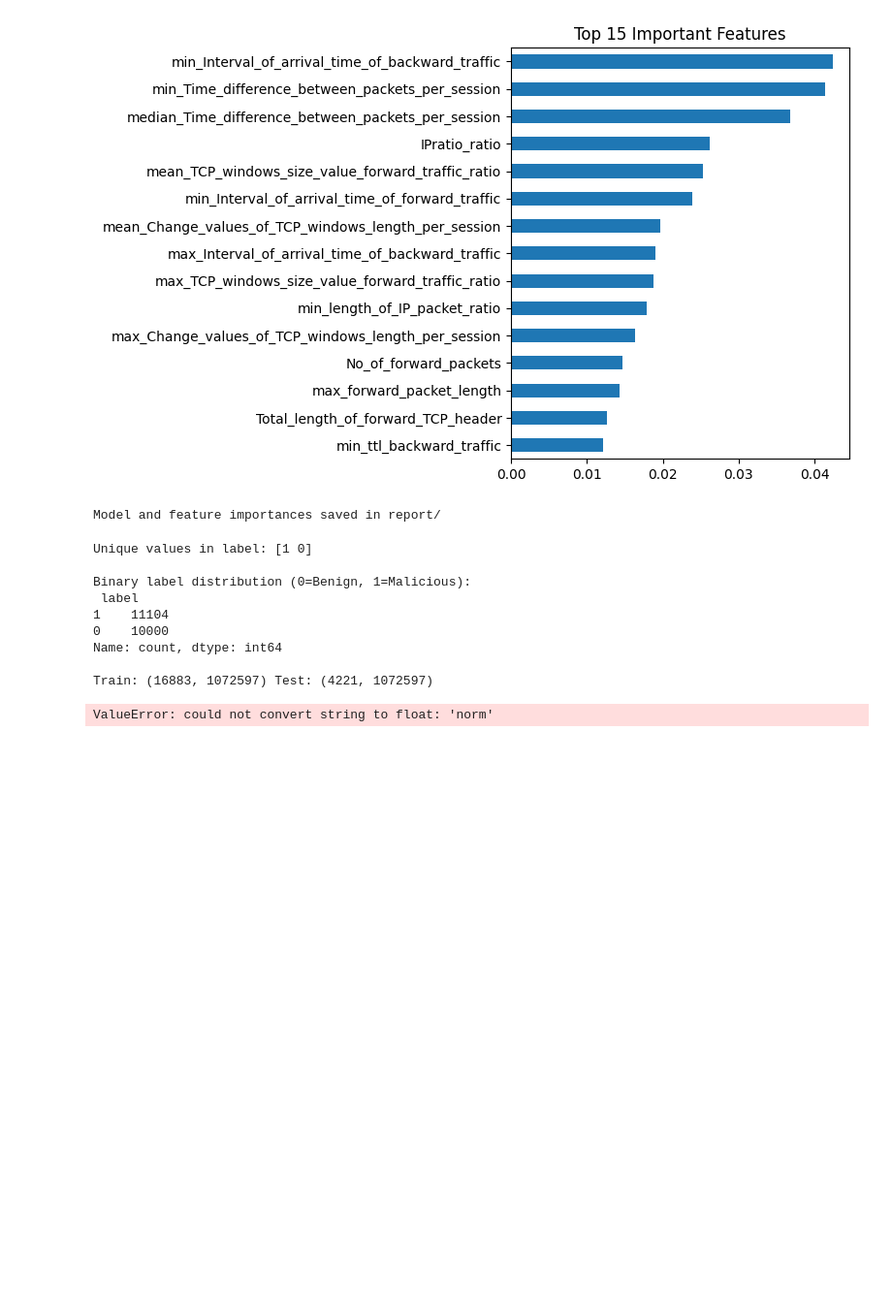
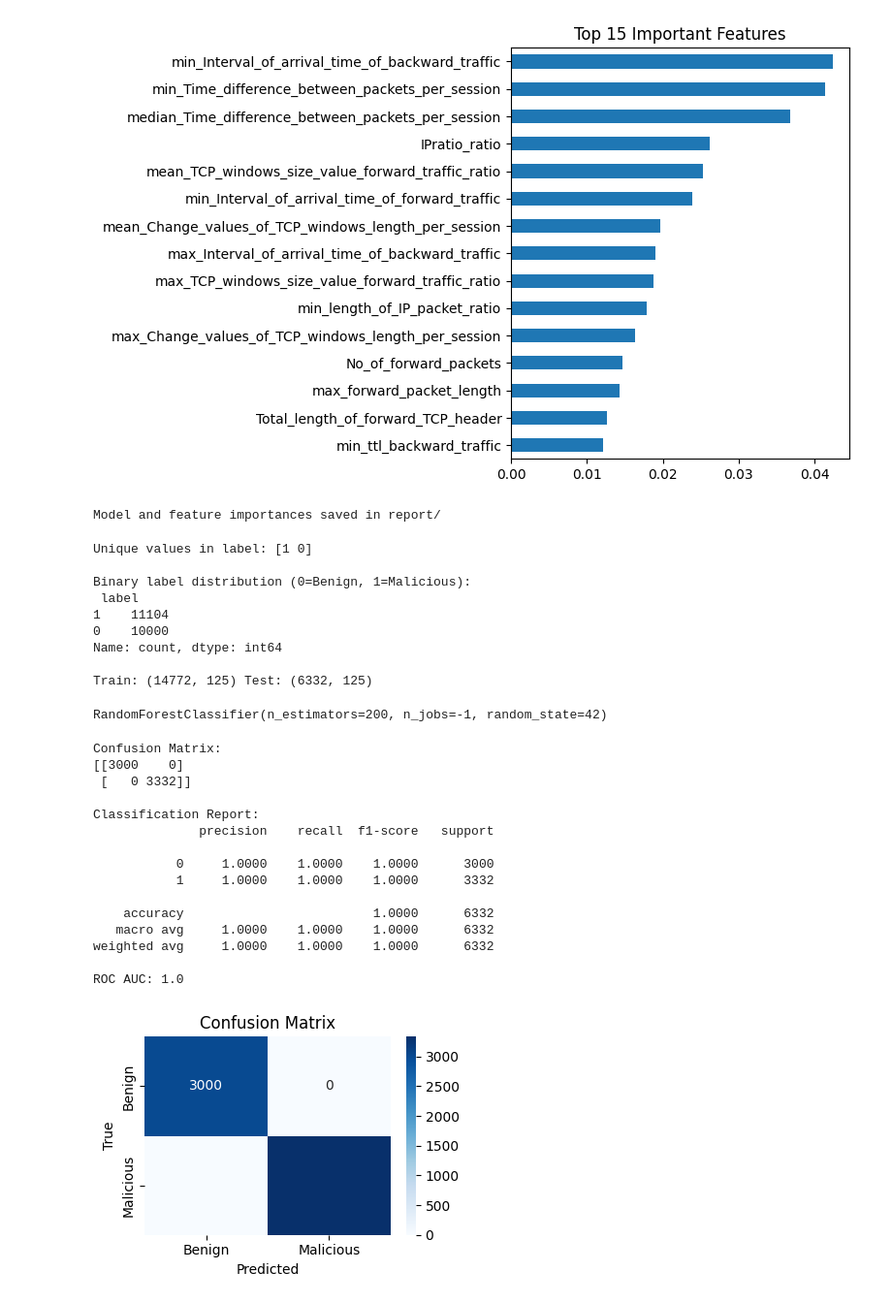
Before and after one commit to Rish4bh0/ECE5565-ML-DL, a Jupyter notebook: rf_session_baseline.ipynb, the cells around one changed output. Shown: that part at 97% size. Saved outputs shown, nothing was run; the diff lists cells and outputs as text; code cells hidden in the pictures; blank space fills up the shorter version.

Commit message:
one type of csv curation implemented, limited testing now available on other dataset

```diff
--- a/rf_session_baseline.ipynb
+++ b/rf_session_baseline.ipynb
@@ -135,7 +135,7 @@ print("\nModel and feature importances saved in report/")
 Model and feature importances saved in report/
 # %%
 # 11 Alternate data set testing setup
-df = pd.read_csv("data/ton_iot/Train_Test_Windows_10.csv")
+df = pd.read_csv("data/ton_iot/test1.csv")
 label_col = "label"
 print("Unique values in label:", df[label_col].unique())
 y_raw = df[label_col]
@@ -143,7 +143,7 @@ X = df.drop(columns=[label_col]).fillna(0)
 #there is an additional column that identifies either normal or type of attack, and keeping this in would skew training, so also drop
 type_col = "type"
 X = df.drop(columns=[type_col]).fillna(0)
-X = pd.get_dummies(X)
+#X = pd.get_dummies(X)
 def map_label(val):
     val_str = str(val).lower()
     if "benign" in val_str or val == 0 or val == "0":
@@ -154,7 +154,7 @@ y = y_raw.apply(map_label)
 print("\nBinary label distribution (0=Benign, 1=Malicious):\n", y.value_counts())
 
 X_train, X_test, y_train, y_test = train_test_split(
-    X, y, test_size=0.2, stratify=y, random_state=42
+    X, y, test_size=0.3, stratify=y, random_state=42
 )
 print("\nTrain:", X_train.shape, "Test:", X_test.shape)
 # %% [output]
@@ -166,10 +166,48 @@ Binary label distribution (0=Benign, 1=Malicious):
 0    10000
 Name: count, dtype: int64
 
-Train: (16883, 1072597) Test: (4221, 1072597)
+Train: (14772, 125) Test: (6332, 125)
 # %%
 # 12 Alternate data set testing training
 rf = RandomForestClassifier(n_estimators=200, n_jobs=-1, random_state=42)
 rf.fit(X_train, y_train)
 # %% [output]
-ValueError: could not convert string to float: 'norm'
+RandomForestClassifier(n_estimators=200, n_jobs=-1, random_state=42)
+# %%
+# 13 Alternate data set testing evaluation
+y_pred = rf.predict(X_test)
+y_proba = rf.predict_proba(X_test)[:, 1]
+
+print("\nConfusion Matrix:")
+print(confusion_matrix(y_test, y_pred))
+print("\nClassification Report:")
+print(classification_report(y_test, y_pred, digits=4))
+print("ROC AUC:", round(roc_auc_score(y_test, y_proba), 4))
+
+cm = confusion_matrix(y_test, y_pred)
+plt.figure(figsize=(4,3))
+sns.heatmap(cm, annot=True, fmt="d", cmap="Blues",
+            xticklabels=["Benign", "Malicious"],
+            yticklabels=["Benign", "Malicious"])
+plt.title("Confusion Matrix")
+plt.xlabel("Predicted")
+plt.ylabel("True")
+plt.tight_layout()
+plt.show()
+# %% [output]
+Confusion Matrix:
+[[3000    0]
+ [   0 3332]]
+
+Classification Report:
+              precision    recall  f1-score   support
+
+           0     1.0000    1.0000    1.0000      3000
+           1     1.0000    1.0000    1.0000      3332
+
+    accuracy                         1.0000      6332
+   macro avg     1.0000    1.0000    1.0000      6332
+weighted avg     1.0000    1.0000    1.0000      6332
+
+ROC AUC: 1.0
+[figure, added]
```
Also changed, not shown: 1 other file.
